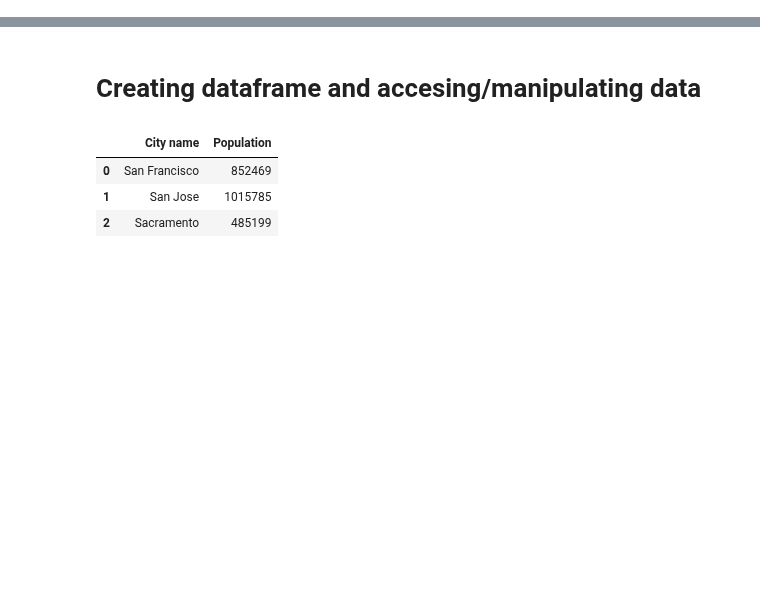
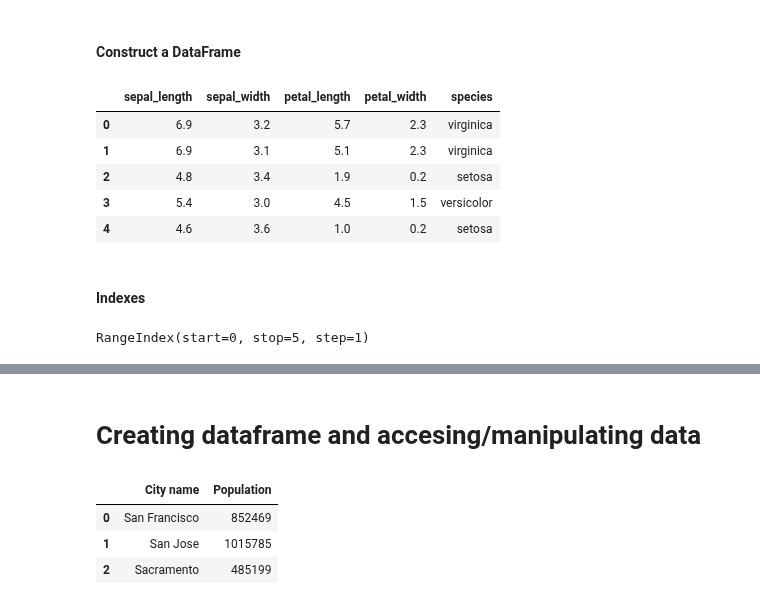
Before and after one commit to hsnam95/class2022Spring, a Jupyter notebook: pandas.ipynb, the cells around one changed output, grey strips where cells are left out. Drawn from its saved outputs; the diff is of its cells as text; code cells hidden in the pictures; blank space fills up the shorter version.

```diff
--- a/pandas.ipynb
+++ b/pandas.ipynb
@@ -1,2 +1,32 @@
 # %% [markdown]
 <a href="https://colab.research.google.com/github/hsnam95/class2022Spring/blob/main/pandas.ipynb" target="_parent"><img src="https://colab.research.google.com/assets/colab-badge.svg" alt="Open In Colab"/></a>
+# %% [markdown]
+#### Construct a DataFrame
+# %%
+import pandas as pd  # Import the package
+
+# Some input data - a small sample of the iris dataset
+data = {
+    'sepal_length': [6.9, 6.9, 4.8, 5.4, 4.6],
+    'sepal_width': [3.2, 3.1, 3.4, 3.0, 3.6],
+    'petal_length': [5.7, 5.1, 1.9, 4.5, 1.0],
+    'petal_width': [2.3, 2.3, 0.2, 1.5, 0.2],
+    'species': ['virginica', 'virginica', 'setosa', 'versicolor', 'setosa']
+}
+
+df = pd.DataFrame(data)
+
+df # Typing a variable at the end of a cell will print it out
+# %% [output]
+|  | sepal_length | sepal_width | petal_length | petal_width | species |
+| 0 | 6.9 | 3.2 | 5.7 | 2.3 | virginica |
+| 1 | 6.9 | 3.1 | 5.1 | 2.3 | virginica |
+| 2 | 4.8 | 3.4 | 1.9 | 0.2 | setosa |
+| 3 | 5.4 | 3.0 | 4.5 | 1.5 | versicolor |
+| 4 | 4.6 | 3.6 | 1.0 | 0.2 | setosa |
+# %% [markdown]
+#### Indexes
+# %%
+df.index  # Access the index
+# %% [output]
+RangeIndex(start=0, stop=5, step=1)
```
Also changed, not shown: parts of 25 cells of this notebook.
